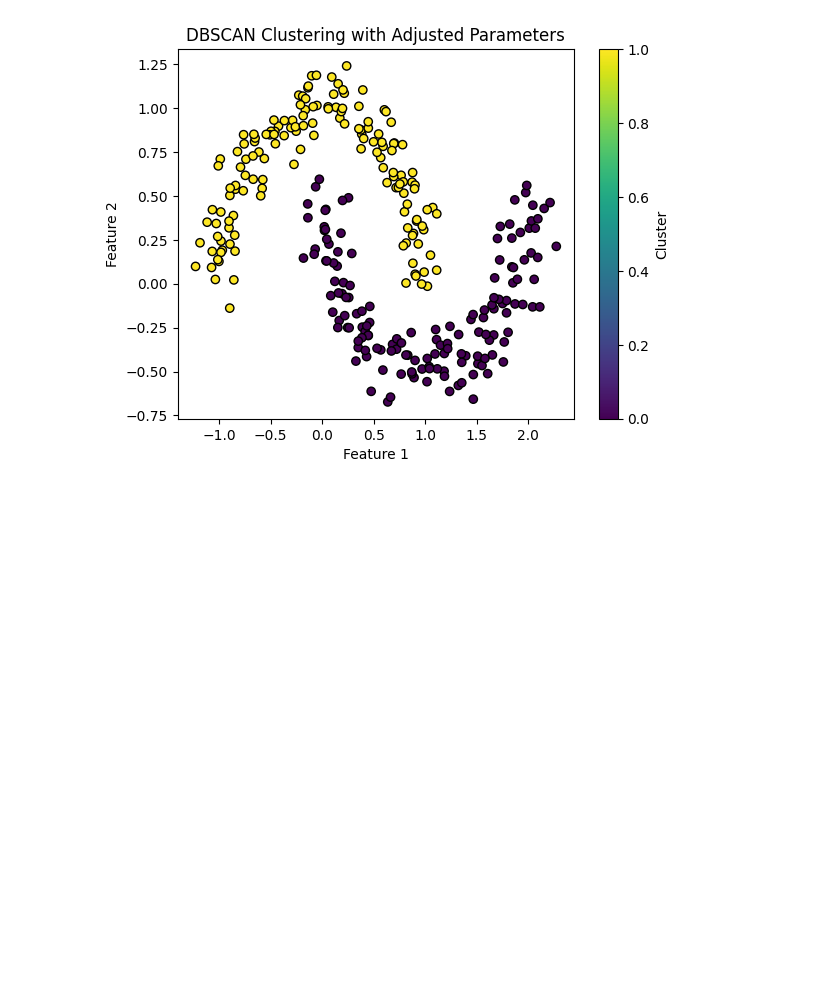
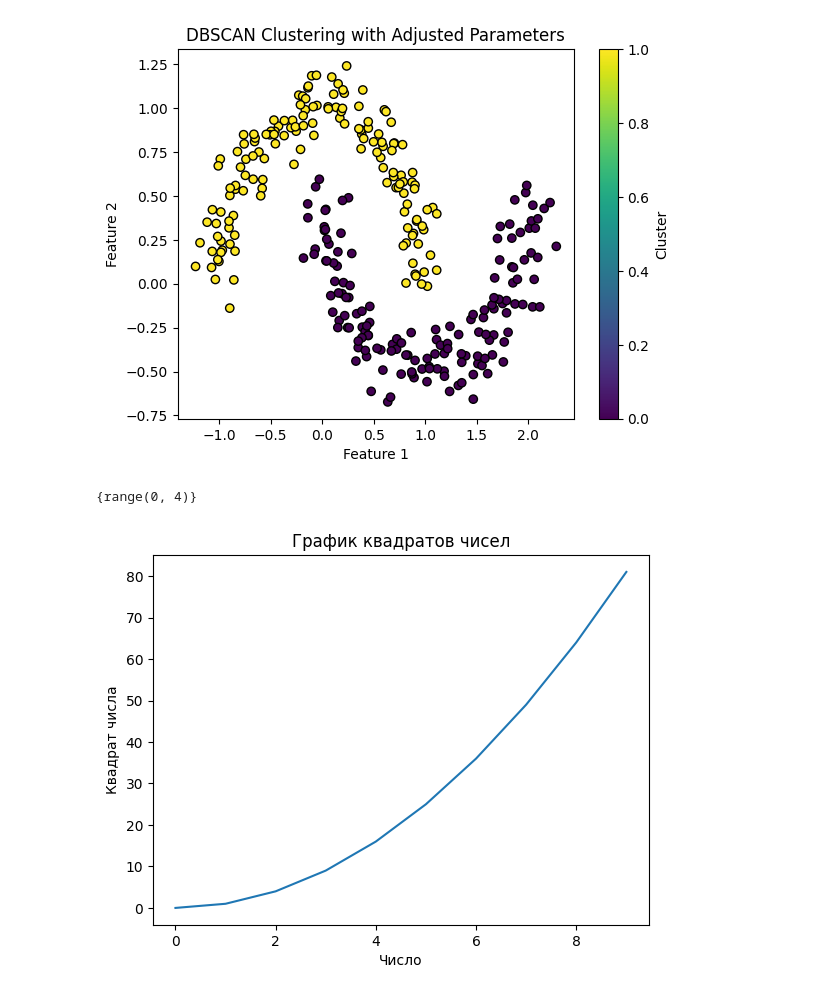
Before and after one commit to archimage-wiz/DS_ModelsParametersModule1, a Jupyter notebook: 07VariablesWorks/test.ipynb, the cells around one changed output. Drawn from its saved outputs; the diff is of its cells as text; code cells hidden in the pictures; blank space fills up the shorter version.

```diff
--- a/07VariablesWorks/test.ipynb
+++ b/07VariablesWorks/test.ipynb
@@ -42,3 +39,27 @@ plt.colorbar(label='Cluster')
 plt.show()
 # %% [output]
 [figure]
+# %%
+dict_set = {range(4)}
+dict_set
+# %% [output]
+{range(0, 4)}
+# %%
+import matplotlib.pyplot as plt
+
+# Создаем данные
+x = range(10)
+y = [i**2 for i in x]
+
+# Создаем график
+plt.plot(x, y)
+
+# Добавляем заголовок и подписи к осям
+plt.title('График квадратов чисел')
+plt.xlabel('Число')
+plt.ylabel('Квадрат числа')
+
+# Отображаем график
+plt.show()
+# %% [output]
+[figure, added]
```
Also changed, not shown: parts of 1 cell of this notebook, 2 other files.
